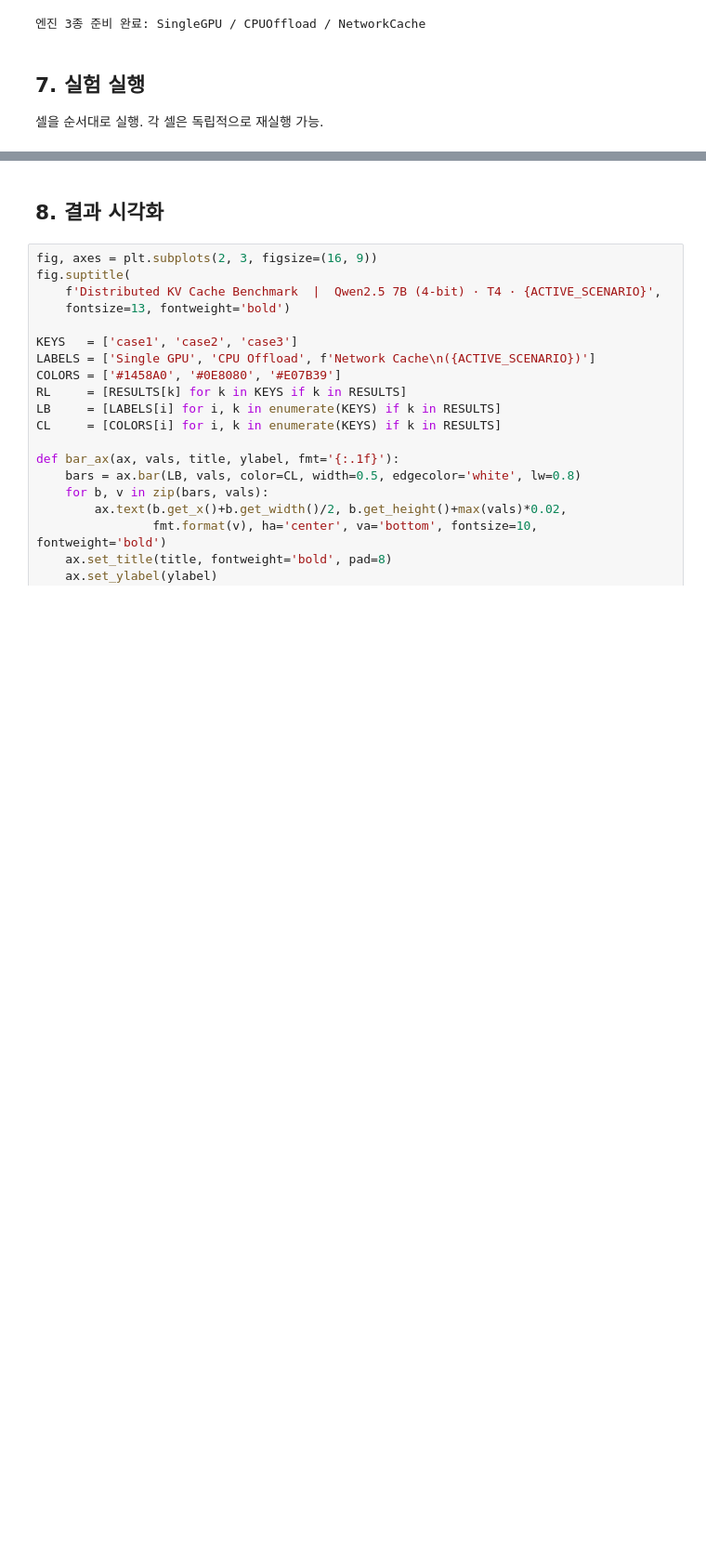
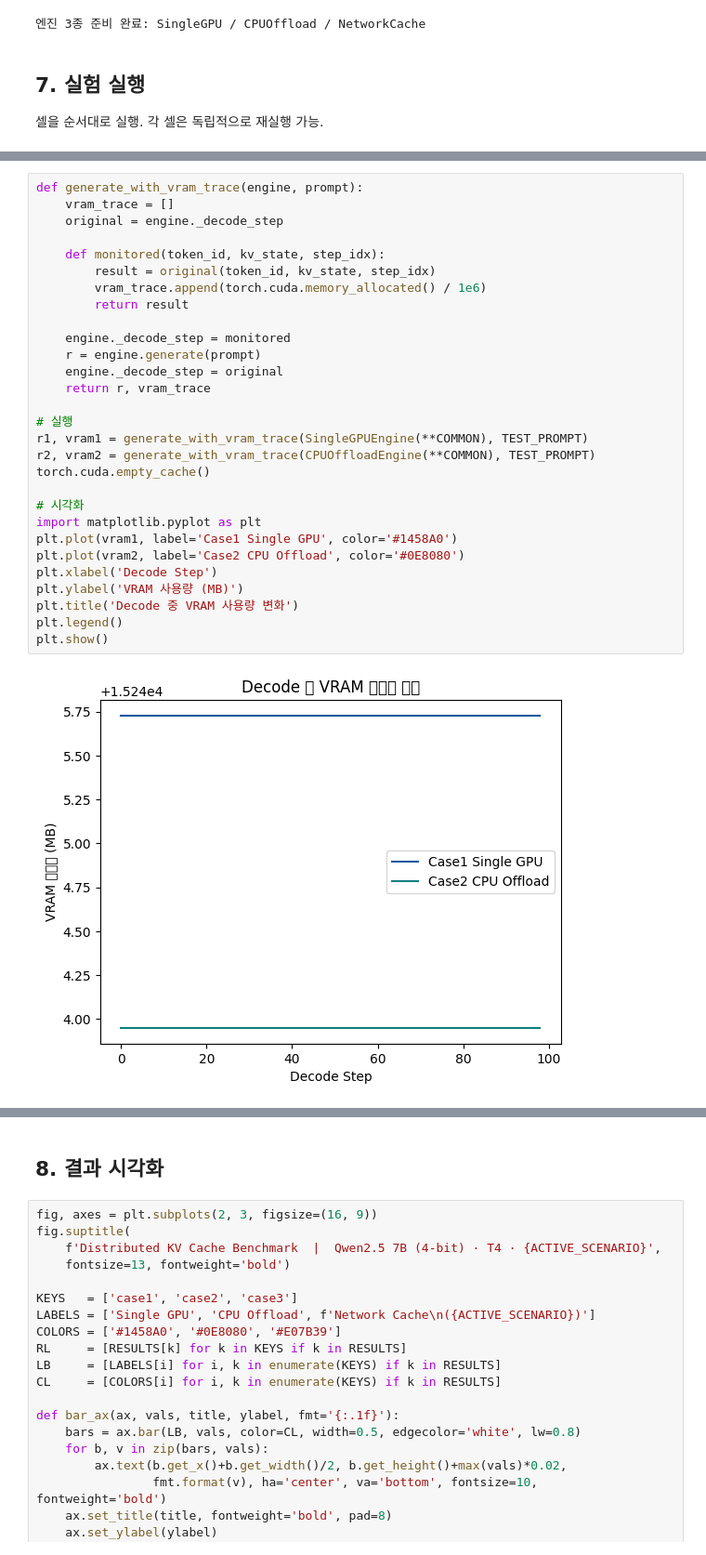
Before and after one commit to guddn/Distributed_KV_pair_OnLocalGPU, a Jupyter notebook: distributed_kv_complete.ipynb, the cells around one changed output, grey strips where cells are left out. Shown at 93% size. Saved outputs shown, nothing was run; the diff lists cells and outputs as text; blank space fills up the shorter version.

```diff
--- a/distributed_kv_complete.ipynb
+++ b/distributed_kv_complete.ipynb
@@ -783,0 +966,31 @@ Case 3: Network Cache (WiFi_1G)
+# %%
+def generate_with_vram_trace(engine, prompt):
+    vram_trace = []
+    original = engine._decode_step
+
+    def monitored(token_id, kv_state, step_idx):
+        result = original(token_id, kv_state, step_idx)
+        vram_trace.append(torch.cuda.memory_allocated() / 1e6)
+        return result
+
+    engine._decode_step = monitored
+    r = engine.generate(prompt)
+    engine._decode_step = original
+    return r, vram_trace
+
+# 실행
+r1, vram1 = generate_with_vram_trace(SingleGPUEngine(**COMMON), TEST_PROMPT)
+r2, vram2 = generate_with_vram_trace(CPUOffloadEngine(**COMMON), TEST_PROMPT)
+torch.cuda.empty_cache()
+
+# 시각화
+import matplotlib.pyplot as plt
+plt.plot(vram1, label='Case1 Single GPU', color='#1458A0')
+plt.plot(vram2, label='Case2 CPU Offload', color='#0E8080')
+plt.xlabel('Decode Step')
+plt.ylabel('VRAM 사용량 (MB)')
+plt.title('Decode 중 VRAM 사용량 변화')
+plt.legend()
+plt.show()
+# %% [output]
+[figure, added]
```
Also changed, not shown: parts of 12 cells of this notebook.
